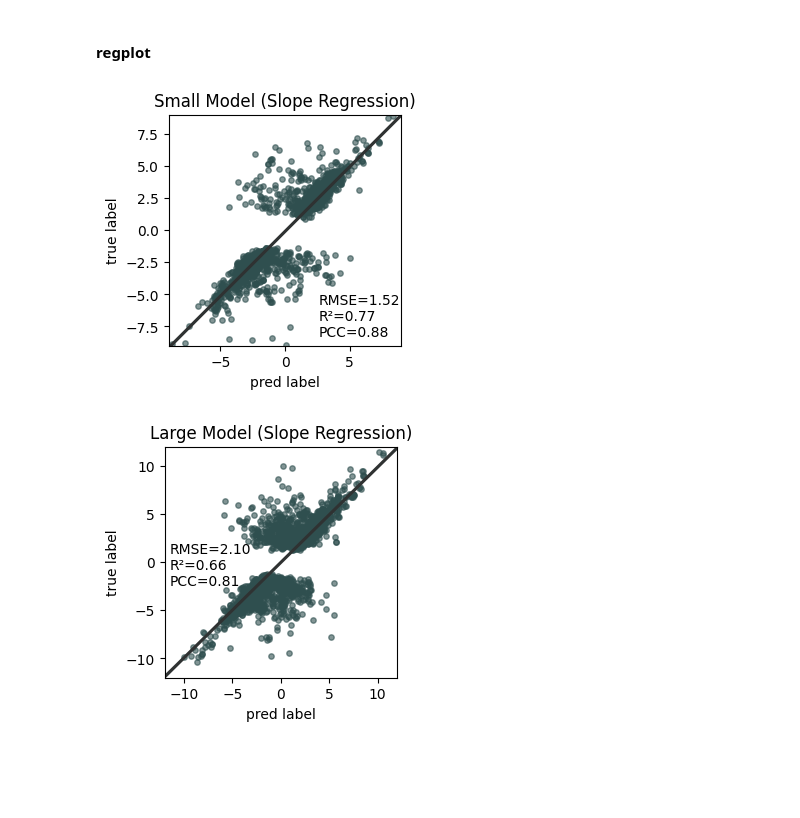
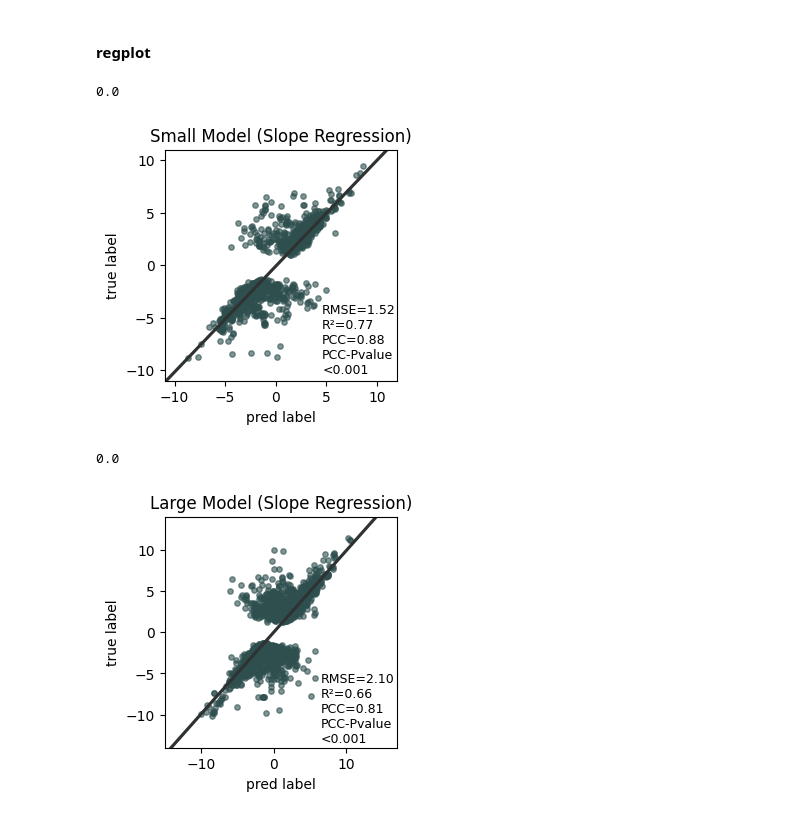
Before and after one commit to Liuzhe30/Methven, a Jupyter notebook: experiment/02-regression-evaluation.ipynb, the cells around one changed output. Drawn from its saved outputs; the diff is of its cells as text; code cells hidden in the pictures; blank space fills up the shorter version.

Commit message:
add PCC pvalue

```diff
--- a/experiment/02-regression-evaluation.ipynb
+++ b/experiment/02-regression-evaluation.ipynb
@@ -12,28 +12,30 @@ import matplotlib.pyplot as plt
 # %%
 # load datasets
 y_true = np.load('../model/pred_results_slope/small_label.npy')
 y_pred = np.load('../model/pred_results_slope/small_predict.npy')
 
 rmse = np.sqrt(mean_squared_error(y_true, y_pred))
 mse = mean_squared_error(y_true, y_pred)
 r2 = r2_score(y_true, y_pred)
 pcc = pearsonr(y_true, y_pred)[0]
 pcc_pvalue = pearsonr(y_true, y_pred)[1]
+print(pcc_pvalue)
 
 ax = plt.subplots(figsize=(3,3))
 plt.ylabel("true label")
 plt.xlabel("pred label")
-plt.xlim((-9, 9))
-plt.ylim((-9, 9))
+plt.xlim((-11, 12))
+plt.ylim((-11, 11))
 sns.regplot(x=y_pred,y=y_true,x_jitter = 0.15,y_jitter = 0.15,
             scatter_kws = {'color':'#2F4F4F','alpha':0.6,'s':15}, line_kws={"color": "#2F3232"},truncate=False)
 plt.title('Small Model (Slope Regression)')
 
-plt.text(2.6,-8.3,'RMSE=%.2f\nR²=%.2f\nPCC=%.2f'%(rmse,r2,pcc), fontsize=10)
+plt.text(4.6,-10.3,'RMSE=%.2f\nR²=%.2f\nPCC=%.2f\nPCC-Pvalue\n<0.001'%(rmse,r2,pcc), fontsize=9)
 plt.savefig('images/regression_performance/replot-small.png',dpi=300, bbox_inches = 'tight')
 plt.show()
 # %% [output]
+0.0
-[figure, old version]
+[figure, new version]
 # %%
 # load datasets
 y_true = np.load('../model/pred_results_slope/large_label.npy')
@@ -43,17 +45,19 @@ mse = mean_squared_error(y_true, y_pred)
 r2 = r2_score(y_true, y_pred)
 pcc = pearsonr(y_true, y_pred)[0]
 pcc_pvalue = pearsonr(y_true, y_pred)[1]
+print(pcc_pvalue)
 
 ax = plt.subplots(figsize=(3,3))
 plt.ylabel("true label")
 plt.xlabel("pred label")
-plt.xlim((-12, 12))
-plt.ylim((-12, 12))
+plt.xlim((-15, 17))
+plt.ylim((-14, 14))
 sns.regplot(x=y_pred,y=y_true,x_jitter = 0.15,y_jitter = 0.15,
             scatter_kws = {'color':'#2F4F4F','alpha':0.6,'s':15}, line_kws={"color": "#2F3232"},truncate=False)
 plt.title('Large Model (Slope Regression)')
-plt.text(-11.5,-2.4,'RMSE=%.2f\nR²=%.2f\nPCC=%.2f'%(rmse,r2,pcc), fontsize=10)
+plt.text(6.5,-13.4,'RMSE=%.2f\nR²=%.2f\nPCC=%.2f\nPCC-Pvalue\n<0.001'%(rmse,r2,pcc), fontsize=9)
 plt.savefig('images/regression_performance/replot-large.png',dpi=300, bbox_inches = 'tight')
 plt.show()
 # %% [output]
+0.0
-[figure, old version]
+[figure, new version]
```
